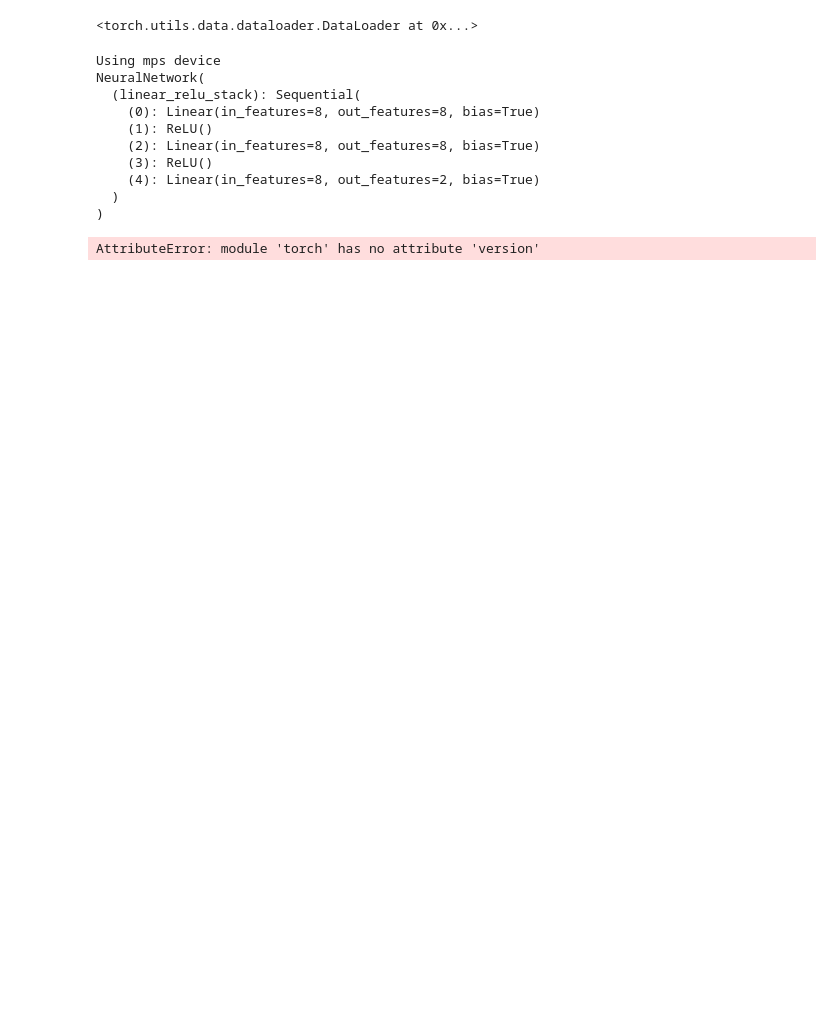
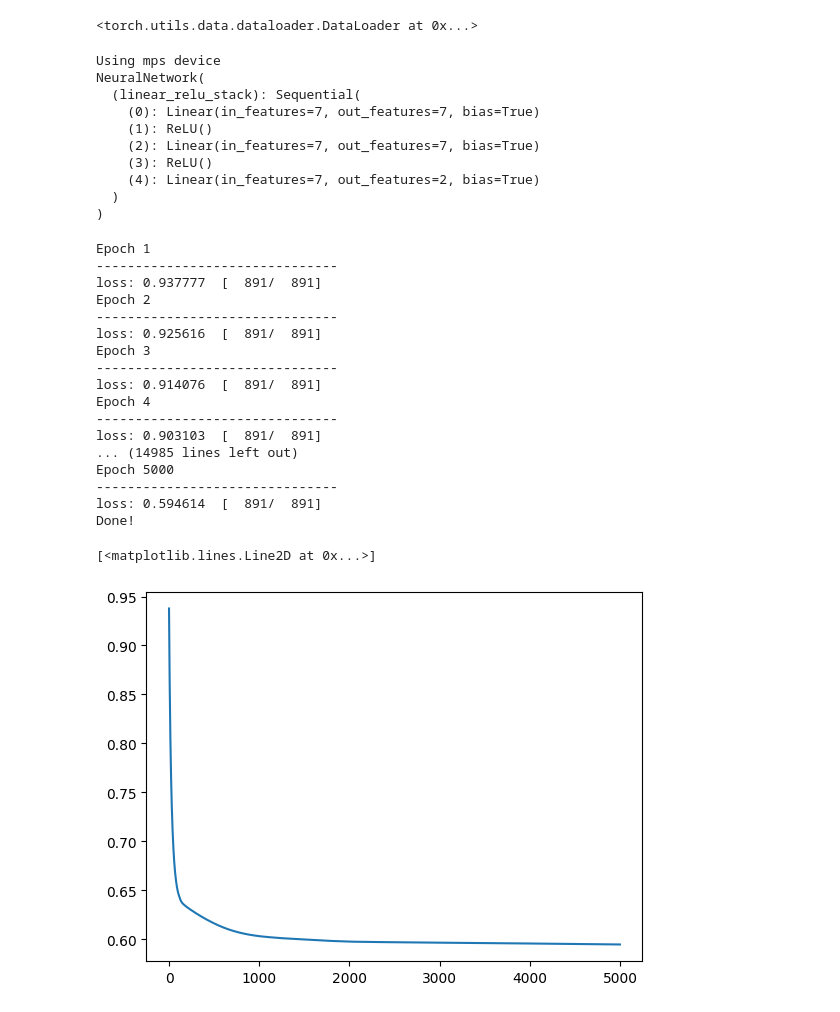
Before and after one commit to joseongho/titanic, a Jupyter notebook: test.ipynb, the cells around one changed output. Cells and saved outputs as stored; diff of their text form; code cells hidden in the pictures; blank space fills up the shorter version.

```diff
--- a/test.ipynb
+++ b/test.ipynb
@@ -17,6 +5,6 @@ memory usage: 6.7 KB
 # %%
 train = pd.read_csv('train.csv')
-train = train.drop(['Cabin','Name','Ticket'],axis=1)
+train = train.drop(['Cabin','Name','Ticket','PassengerId'],axis=1)
 train['Age'] = train['Age'].fillna(train['Age'].mean())
 train['Embarked'] = train['Embarked'].fillna('S')
 train = train.replace('male',0)
@@ -88,5 +96,6 @@ train
 # %%
-train= torch.utils.data.DataLoader(train)
+train= torch.utils.data.DataLoader(train,batch_size=1024)
+test = torch.utils.data.DataLoader(test)
 train
 # %% [output]
 <torch.utils.data.dataloader.DataLoader at 0x...>
@@ -106,11 +115,11 @@ class NeuralNetwork(torch.nn.Module):
     def __init__(self):
         super().__init__()
         self.linear_relu_stack = torch.nn.Sequential(
-            torch.nn.Linear(8, 8),
+            torch.nn.Linear(7, 7),
             torch.nn.ReLU(),
-            torch.nn.Linear(8, 8),
+            torch.nn.Linear(7, 7),
             torch.nn.ReLU(),
-            torch.nn.Linear(8, 2)
+            torch.nn.Linear(7, 2)
         )
 
     def forward(self, x):
@@ -123,15 +132,65 @@ print(model)
 Using mps device
 NeuralNetwork(
   (linear_relu_stack): Sequential(
-    (0): Linear(in_features=8, out_features=8, bias=True)
+    (0): Linear(in_features=7, out_features=7, bias=True)
     (1): ReLU()
-    (2): Linear(in_features=8, out_features=8, bias=True)
+    (2): Linear(in_features=7, out_features=7, bias=True)
     (3): ReLU()
-    (4): Linear(in_features=8, out_features=2, bias=True)
+    (4): Linear(in_features=7, out_features=2, bias=True)
   )
 )
 # %%
 loss_fn = torch.nn.CrossEntropyLoss()
 optimizer = torch.optim.SGD(model.parameters())
-# %% [output]
-AttributeError: module 'torch' has no attribute 'version'
+# %%
+def trainAI(dataloader, model, loss_fn, optimizer):
+    size = len(dataloader.dataset)
+    model.train()
+    totalLoss=0
+    for batch, (X, y) in enumerate(dataloader):
+        X, y = X.to(device), y.to(device)
+
+        # Compute prediction error
+        pred = model(X)
+        loss = loss_fn(pred, y)
+        totalLoss +=loss.item()
+
+        # Backpropagation
+        loss.backward()
+        optimizer.step()
+        optimizer.zero_grad()
+
+
+        if batch % 100 == 0:
+            loss, current = loss.item(), (batch + 1) * len(X)
+            print(f"loss: {loss:>7f}  [{current:>5d}/{size:>5d}]")
+    return totalLoss
+# %%
+epochs = 5000
+totalLoss=[]
+for t in range(epochs):
+    print(f"Epoch {t+1}\n-------------------------------")
+    totalLoss.append(trainAI(train, model, loss_fn, optimizer))
+print("Done!")
+
+plt.plot(totalLoss)
+# %% [output]
+Epoch 1
+-------------------------------
+loss: 0.937777  [  891/  891]
+Epoch 2
+-------------------------------
+loss: 0.925616  [  891/  891]
+Epoch 3
+-------------------------------
+loss: 0.914076  [  891/  891]
+Epoch 4
+-------------------------------
+loss: 0.903103  [  891/  891]
+... (14985 lines left out)
+Epoch 5000
+-------------------------------
+loss: 0.594614  [  891/  891]
+Done!
+[<matplotlib.lines.Line2D at 0x...>]
+[figure, added]
```
Also changed, not shown: parts of 9 cells of this notebook, 1 other file.
